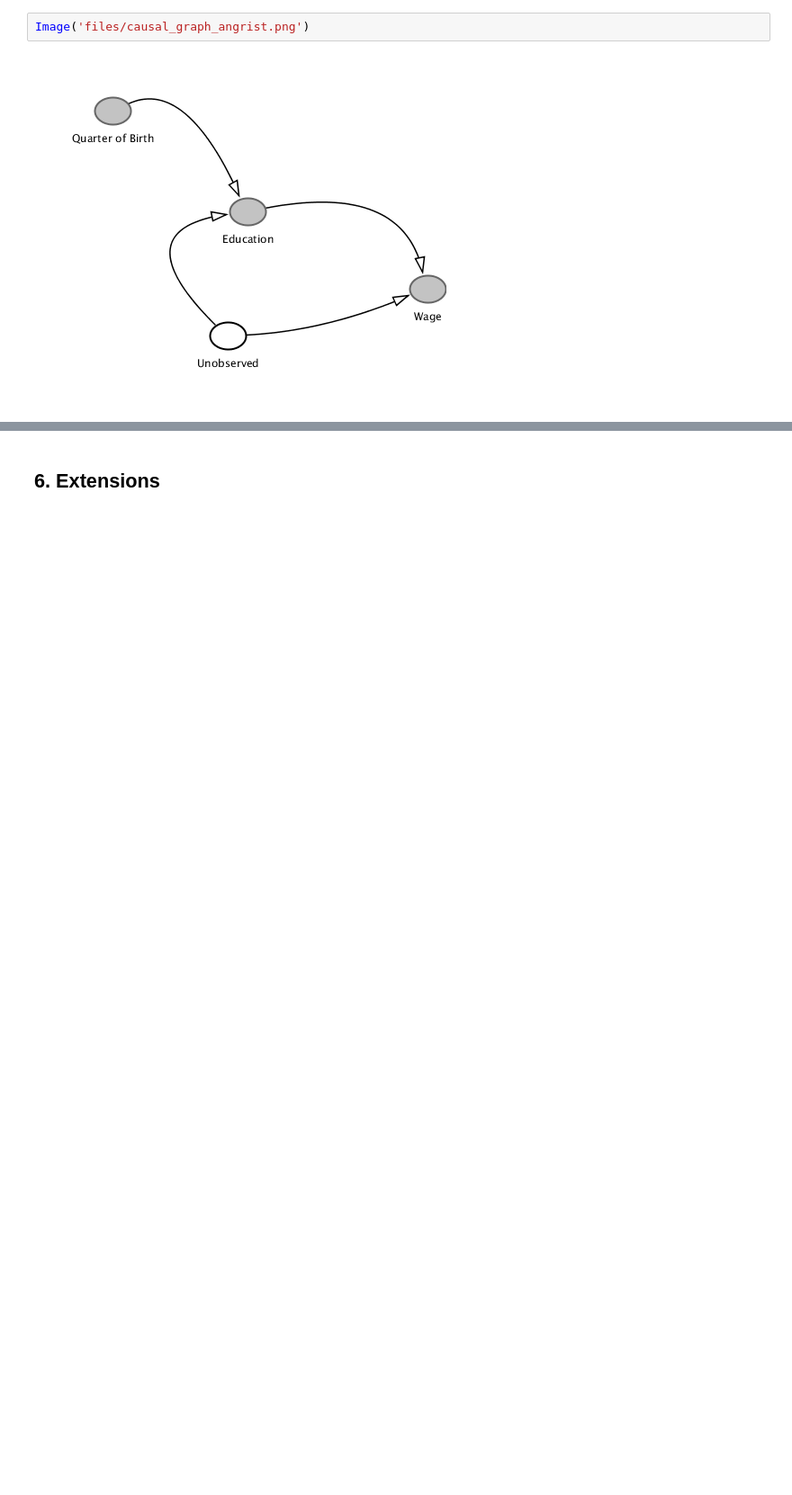
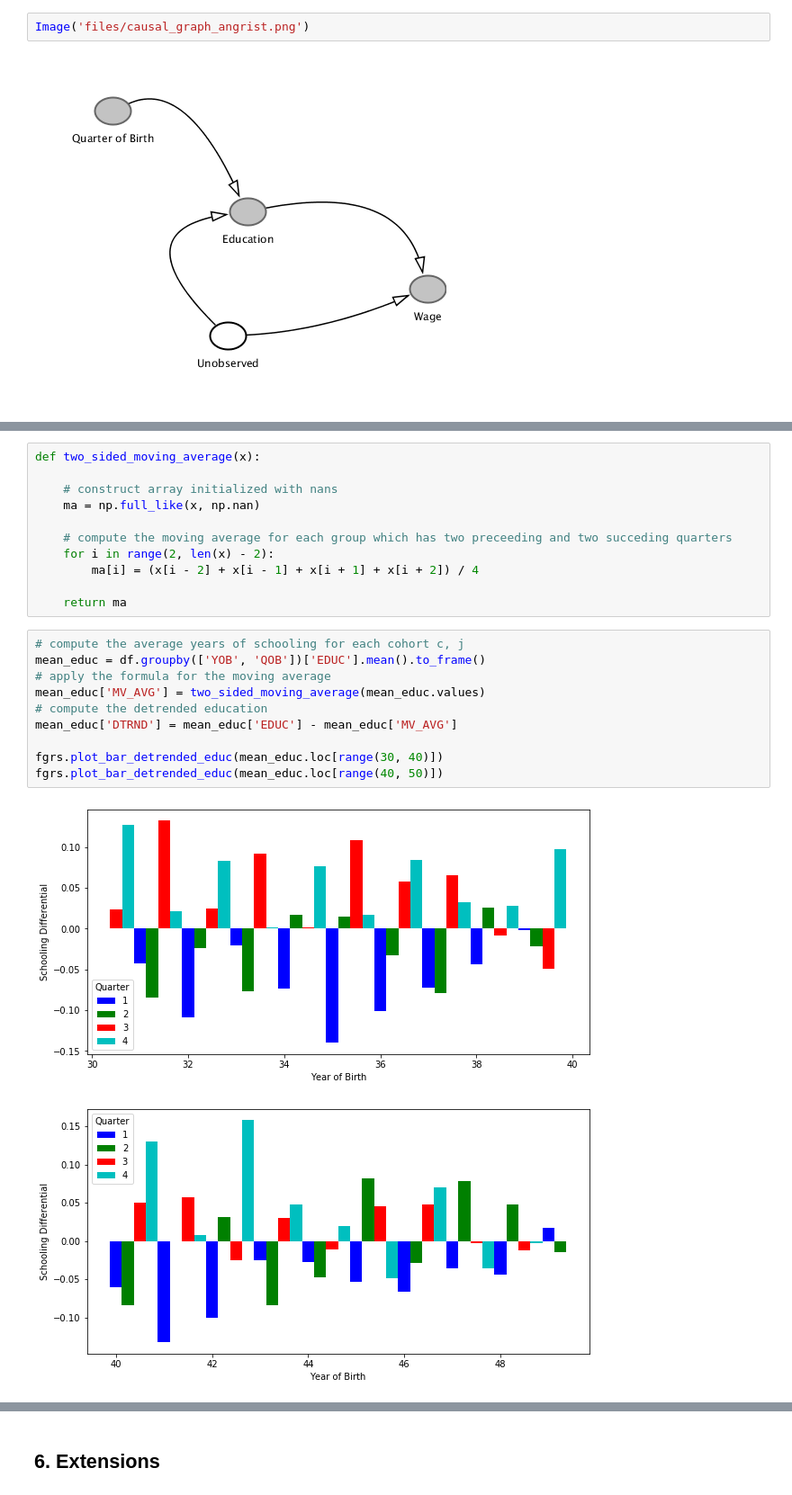
Before and after one commit to peisenha/microeconometrics-course-project-felix0496, a Jupyter notebook: Replication.ipynb, the cells around one changed output, grey strips where cells are left out. Shown: that part at 90% size. Saved outputs shown, nothing was run; the diff lists cells and outputs as text; blank space fills up the shorter version.

```diff
--- a/Replication.ipynb
+++ b/Replication.ipynb
@@ -400,0 +110,24 @@ The TSLS estimates for return of education for black men are smaller than for th
+# %%
+def two_sided_moving_average(x):
+
+    # construct array initialized with nans
+    ma = np.full_like(x, np.nan)
+
+    # compute the moving average for each group which has two preceeding and two succeding quarters
+    for i in range(2, len(x) - 2):
+        ma[i] = (x[i - 2] + x[i - 1] + x[i + 1] + x[i + 2]) / 4
+
+    return ma
+# %%
+# compute the average years of schooling for each cohort c, j
+mean_educ = df.groupby(['YOB', 'QOB'])['EDUC'].mean().to_frame()
+# apply the formula for the moving average
+mean_educ['MV_AVG'] = two_sided_moving_average(mean_educ.values)
+# compute the detrended education
+mean_educ['DTRND'] = mean_educ['EDUC'] - mean_educ['MV_AVG']
+
+fgrs.plot_bar_detrended_educ(mean_educ.loc[range(30, 40)])
+fgrs.plot_bar_detrended_educ(mean_educ.loc[range(40, 50)])
+# %% [output]
+[figure, added]
+[figure, added]
```
Also changed, not shown: parts of 83 cells of this notebook, 4 other files.
